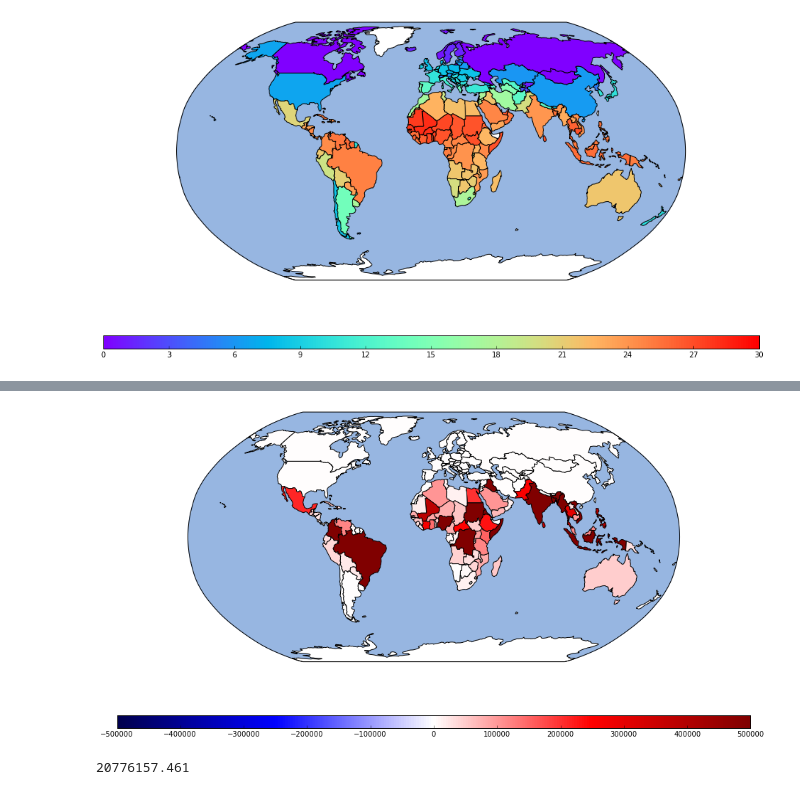
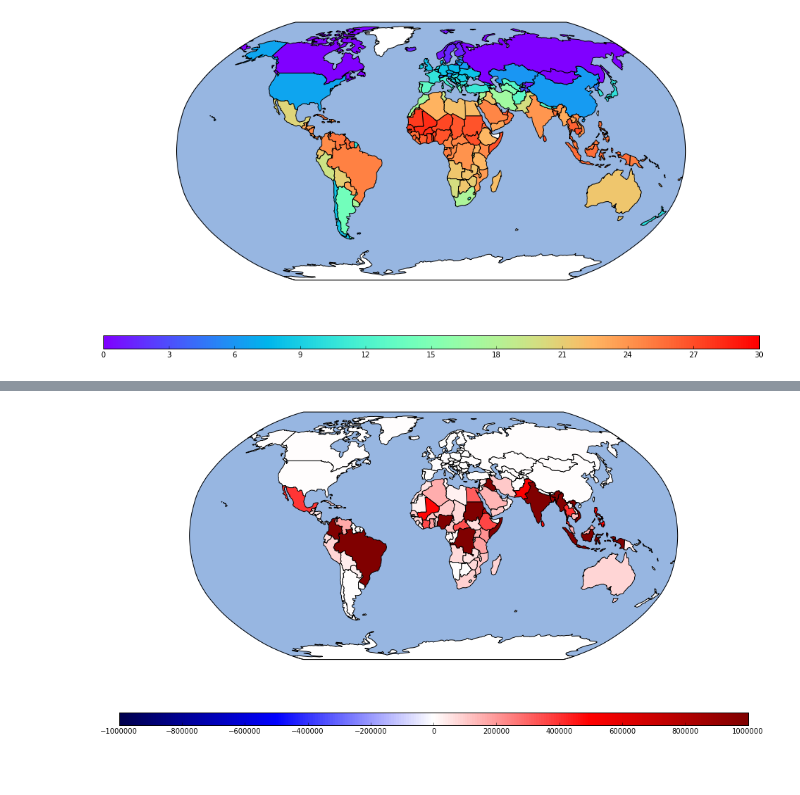
Before and after one commit to julesjulian/climate-migration, a Jupyter notebook: climate-migration.ipynb, the cells around one changed output, grey strips where cells are left out. Cells and saved outputs as stored; diff of their text form; code cells hidden in the pictures; blank space fills up the shorter version.

Commit message:
A model where every refugee has found a new home.

```diff
--- a/climate-migration.ipynb
+++ b/climate-migration.ipynb
@@ -138,12 +129,4 @@ for country in countries:
 # %%
-plot_map(countries, 'climate_refugees', max_value=.5e6, min_value = -.5e6, colormap='seismic')
+plot_map(countries, 'net climate refugees', max_value=1e6, min_value = -1e6, colormap='seismic')
 # %% [output]
-[figure, old version]
+[figure, new version]
-# %%
-total_climate_refugees = 0
-for country in countries:
-    if math.isfinite(country.properties['climate_refugees']):
-        total_climate_refugees += country.properties['climate_refugees']
-print(total_climate_refugees)
-# %% [output]
-20776157.461
```
Also changed, not shown: parts of 27 cells of this notebook, 1 other file.
